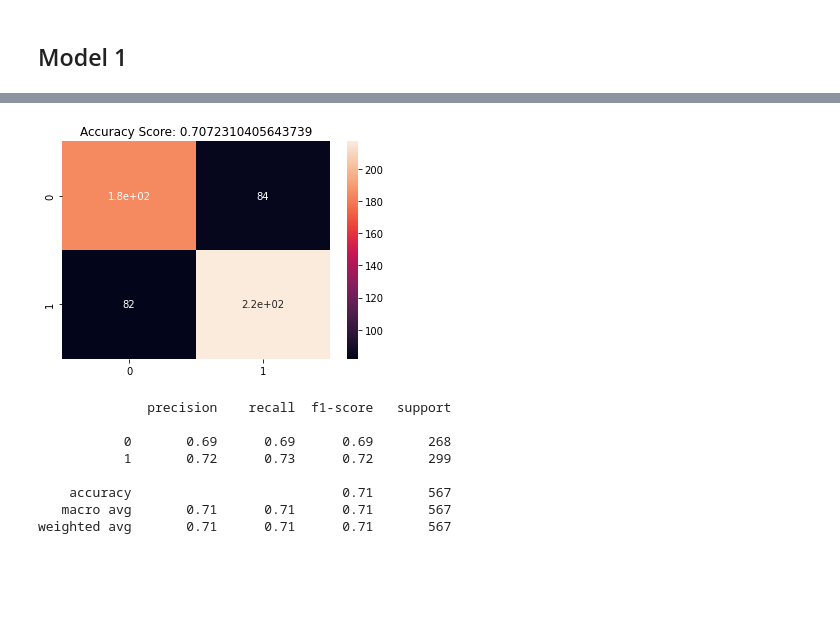
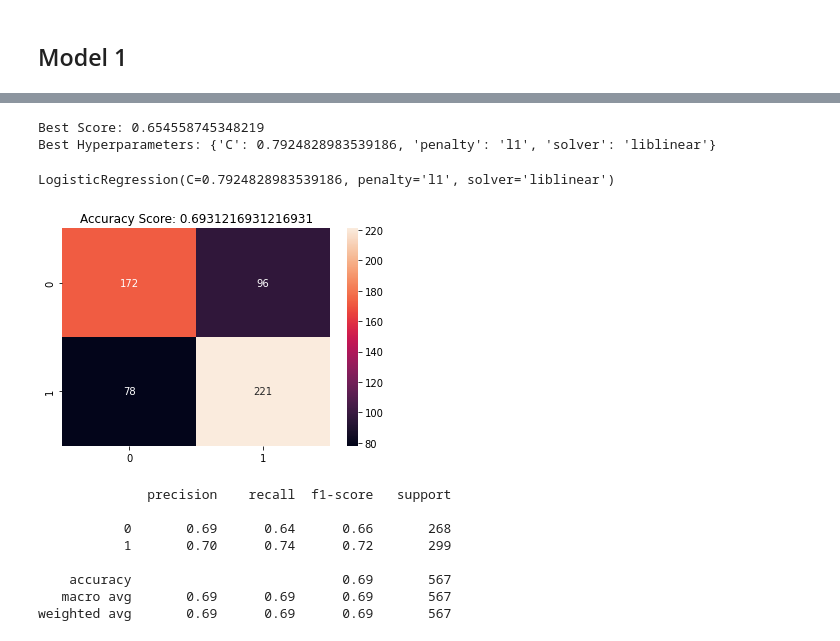
Before and after one commit to AlexanderPelaezJimenez/Pragma_mlops, a Jupyter notebook: modelo_v2.ipynb, the cells around one changed output, grey strips where cells are left out. Cells and saved outputs as stored; diff of their text form; code cells hidden in the pictures; blank space fills up the shorter version.

```diff
--- a/notebook.ipynb
+++ b/modelo_v2.ipynb
@@ -327,6 +311,6 @@ Best Hyperparameters: {'C': 1e-05, 'penalty': 'none', 'solver': 'newton-cg'}
 # %%
-lr_def_model_3 = LogisticRegression(C=1e-05,
-                                    penalty='none',
+lr_def_model_3 = LogisticRegression(C=10,
+                                    penalty='l2',
                                     solver='newton-cg')
 # %%
 lr_def_model_3.fit(X_train, Y_train)
@@ -370,21 +373,37 @@ with open('best_model.pkl', 'rb') as f:
+# %%
+# Summarize result
+
+print('Best Score: %s' % result.best_score_)
+print('Best Hyperparameters: %s' % result.best_params_)
+# %% [output]
+Best Score: 0.654558745348219
+Best Hyperparameters: {'C': 0.7924828983539186, 'penalty': 'l1', 'solver': 'liblinear'}
+# %%
+lr_def_model_4 = LogisticRegression(C=0.7924828983539186,
+                                    penalty='l1',
+                                    solver='liblinear')
+# %%
+lr_def_model_4.fit(X_train, Y_train)
+# %% [output]
+LogisticRegression(C=0.7924828983539186, penalty='l1', solver='liblinear')
 # %%
-y_pred = model.predict(X_test)
+Y_pred_def_model_4 = lr_def_model_4.predict(X_test)
 # %%
-cm_best_model = confusion_matrix(Y_test, y_pred)
-acc_best_model = accuracy_score(Y_test, y_pred)
-sns.heatmap(cm_best_model, annot = True)
-plt.title('Accuracy Score: {0}'.format(acc_best_model))
+cm_def_model_4 = confusion_matrix(Y_test, Y_pred_def_model_4)
+acc_def_model_4 = accuracy_score(Y_test, Y_pred_def_model_4)
+sns.heatmap(cm_def_model_4, annot = True, fmt='g')
+plt.title('Accuracy Score: {0}'.format(acc_def_model_4))
 plt.show()
 # %% [output]
-[figure, old version]
+[figure, new version]
 # %%
-print(classification_report(Y_test, y_pred))
+print(classification_report(Y_test, Y_pred_def_model_4))
 # %% [output]
               precision    recall  f1-score   support
 
-           0       0.69      0.69      0.69       268
-           1       0.72      0.73      0.72       299
+           0       0.69      0.64      0.66       268
+           1       0.70      0.74      0.72       299
 
-    accuracy                           0.71       567
-   macro avg       0.71      0.71      0.71       567
-weighted avg       0.71      0.71      0.71       567
+    accuracy                           0.69       567
+   macro avg       0.69      0.69      0.69       567
+weighted avg       0.69      0.69      0.69       567
```
Also changed, not shown: parts of 66 cells of this notebook, 5 other files.
